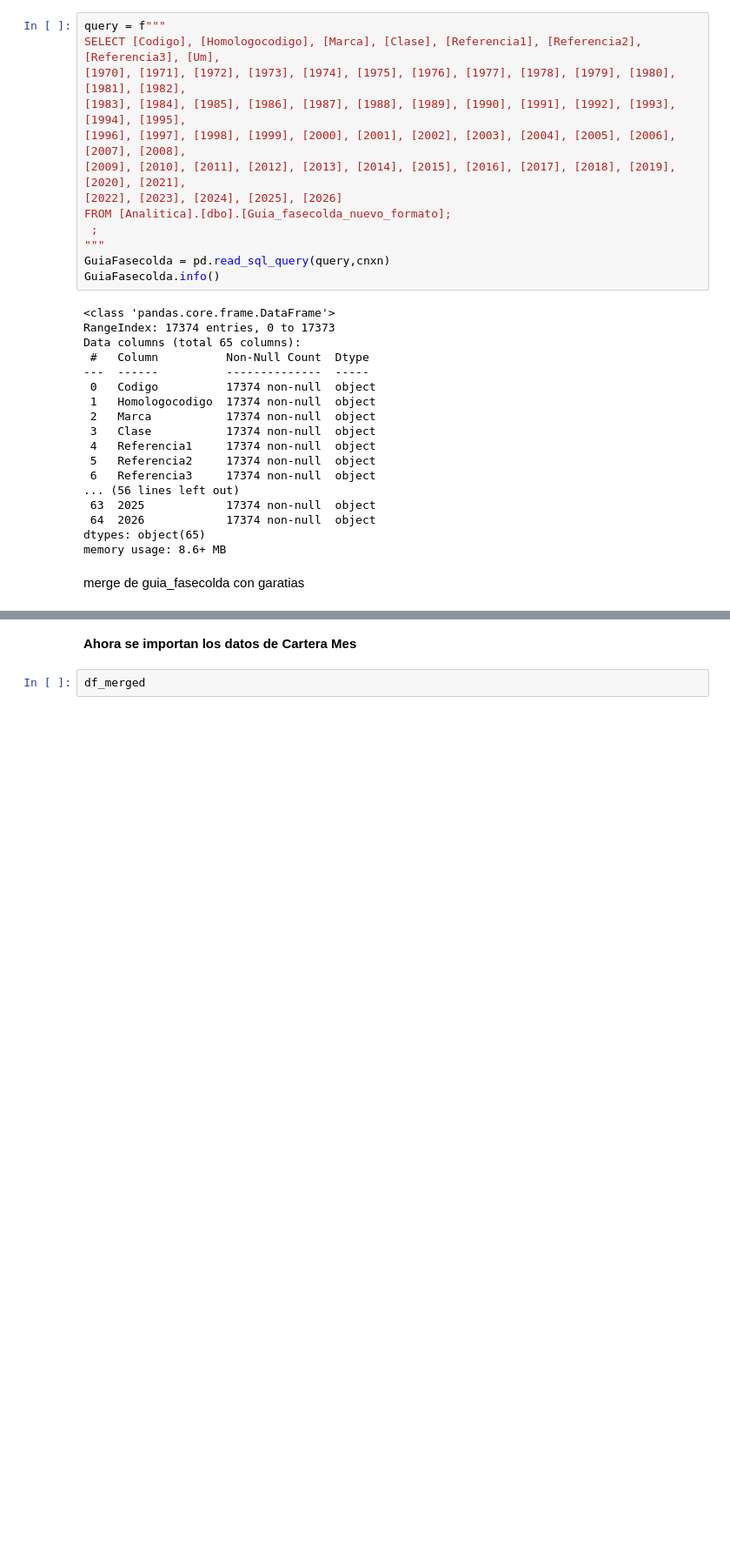
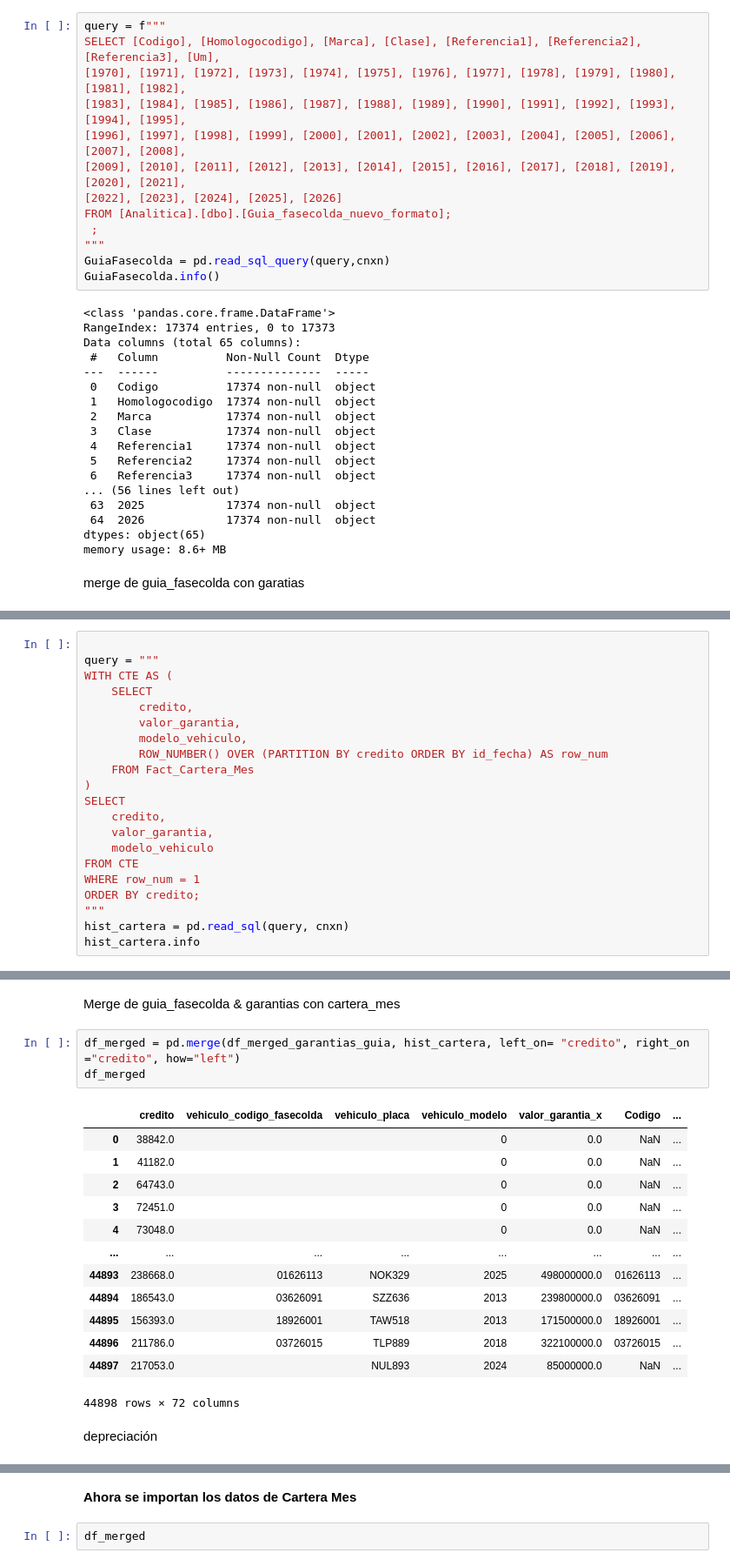
Before and after one commit to crisfelpaFZ/LTV, a Jupyter notebook: LTV 2025/LTV.ipynb, the cells around one changed output, grey strips where cells are left out. Shown: that part at 87% size. Saved outputs shown, nothing was run; the diff lists cells and outputs as text; blank space fills up the shorter version.

```diff
--- a/LTV 2025/LTV.ipynb
+++ b/LTV 2025/LTV.ipynb
@@ -175,0 +188,21 @@ df_merged
+# %%
+
+query = """
+WITH CTE AS (
+    SELECT
+        credito,
+        valor_garantia,
+        modelo_vehiculo,
+        ROW_NUMBER() OVER (PARTITION BY credito ORDER BY id_fecha) AS row_num
+    FROM Fact_Cartera_Mes
+)
+SELECT
+    credito,
+    valor_garantia,
+    modelo_vehiculo
+FROM CTE
+WHERE row_num = 1
+ORDER BY credito;
+"""
+hist_cartera = pd.read_sql(query, cnxn)
+hist_cartera.info
@@ -176 +224,22 @@ df_merged
+# %% [markdown]
+Merge de guia_fasecolda & garantias con cartera_mes
+# %%
+df_merged = pd.merge(df_merged_garantias_guia, hist_cartera, left_on= "credito", right_on ="credito", how="left")
+df_merged
+# %% [output]
+|  | credito | vehiculo_codigo_fasecolda | vehiculo_placa | vehiculo_modelo | valor_garantia_x | Codigo | ... |
+| 0 | 38842.0 |  |  | 0 | 0.0 | NaN | ... |
+| 1 | 41182.0 |  |  | 0 | 0.0 | NaN | ... |
+| 2 | 64743.0 |  |  | 0 | 0.0 | NaN | ... |
+| 3 | 72451.0 |  |  | 0 | 0.0 | NaN | ... |
+| 4 | 73048.0 |  |  | 0 | 0.0 | NaN | ... |
+| ... | ... | ... | ... | ... | ... | ... | ... |
+| 44893 | 238668.0 | 01626113 | NOK329 | 2025 | 498000000.0 | 01626113 | ... |
+| 44894 | 186543.0 | 03626091 | SZZ636 | 2013 | 239800000.0 | 03626091 | ... |
+| 44895 | 156393.0 | 18926001 | TAW518 | 2013 | 171500000.0 | 18926001 | ... |
+| 44896 | 211786.0 | 03726015 | TLP889 | 2018 | 322100000.0 | 03726015 | ... |
+| 44897 | 217053.0 |  | NUL893 | 2024 | 85000000.0 | NaN | ... |
+44898 rows × 72 columns
+# %% [markdown]
+depreciación
 # %%
```
Also changed, not shown: parts of 24 cells of this notebook.
